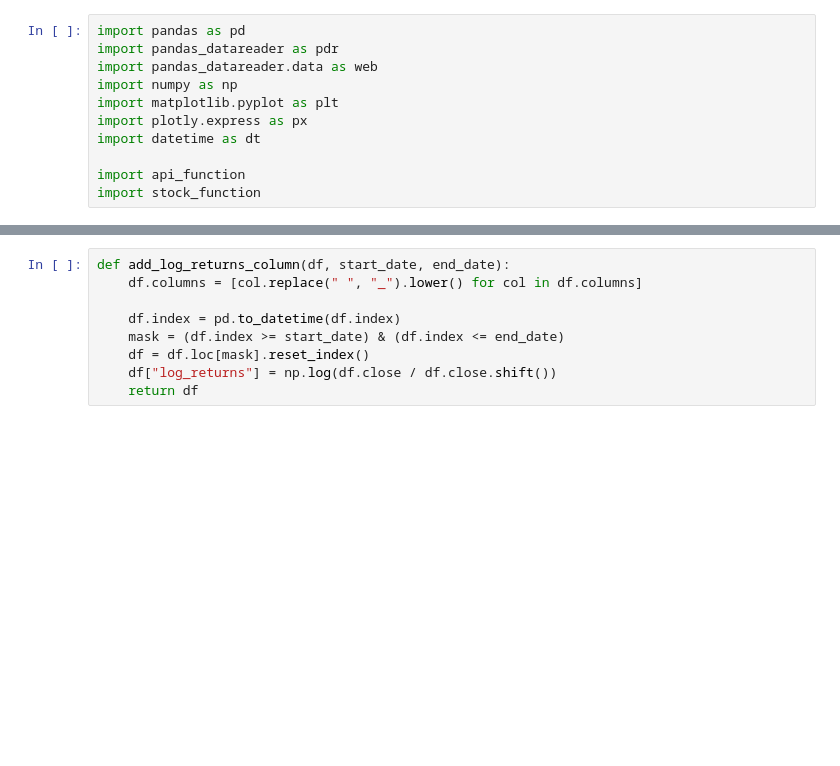
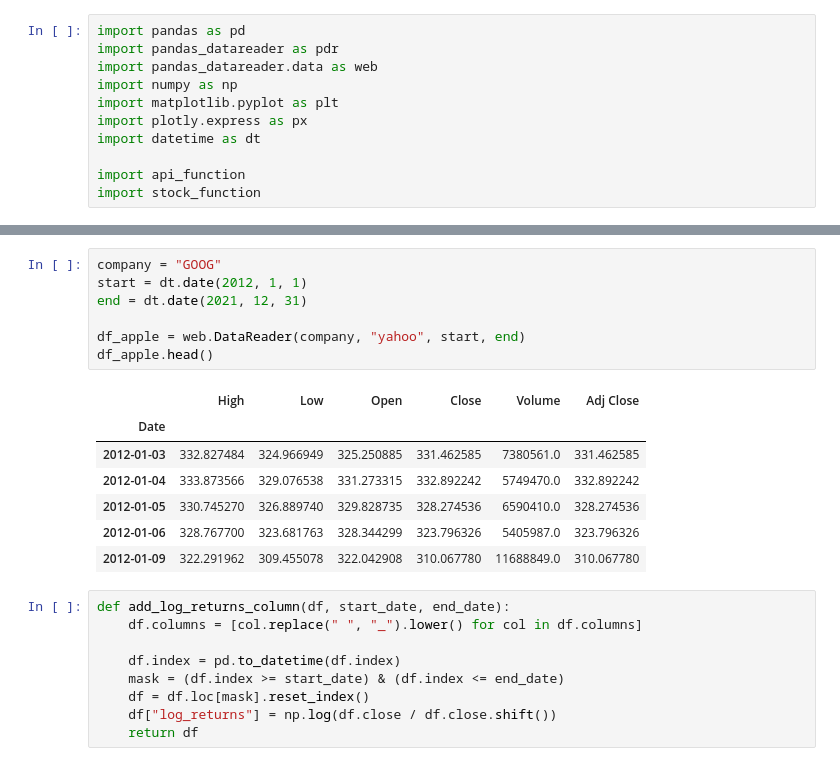
Before and after one commit to BitcoinInvestAnalysis/Capstone, a Jupyter notebook: formula_try_out.ipynb, the cells around one changed output, grey strips where cells are left out. Saved outputs shown, nothing was run; the diff lists cells and outputs as text; blank space fills up the shorter version.

```diff
--- a/formula_try_out.ipynb
+++ b/formula_try_out.ipynb
@@ -22,3 +12,18 @@ df_apple.head()
+# %%
+company = "GOOG"
+start = dt.date(2012, 1, 1)
+end = dt.date(2021, 12, 31)
+
+df_apple = web.DataReader(company, "yahoo", start, end)
+df_apple.head()
+# %% [output]
+|  | High | Low | Open | Close | Volume | Adj Close |
+| Date |  |  |  |  |  |  |
+| 2012-01-03 | 332.827484 | 324.966949 | 325.250885 | 331.462585 | 7380561.0 | 331.462585 |
+| 2012-01-04 | 333.873566 | 329.076538 | 331.273315 | 332.892242 | 5749470.0 | 332.892242 |
+| 2012-01-05 | 330.745270 | 326.889740 | 329.828735 | 328.274536 | 6590410.0 | 328.274536 |
+| 2012-01-06 | 328.767700 | 323.681763 | 328.344299 | 323.796326 | 5405987.0 | 323.796326 |
+| 2012-01-09 | 322.291962 | 309.455078 | 322.042908 | 310.067780 | 11688849.0 | 310.067780 |
 # %%
 def add_log_returns_column(df, start_date, end_date):
     df.columns = [col.replace(" ", "_").lower() for col in df.columns]
```
Also changed, not shown: parts of 20 cells of this notebook, 16 other files.
